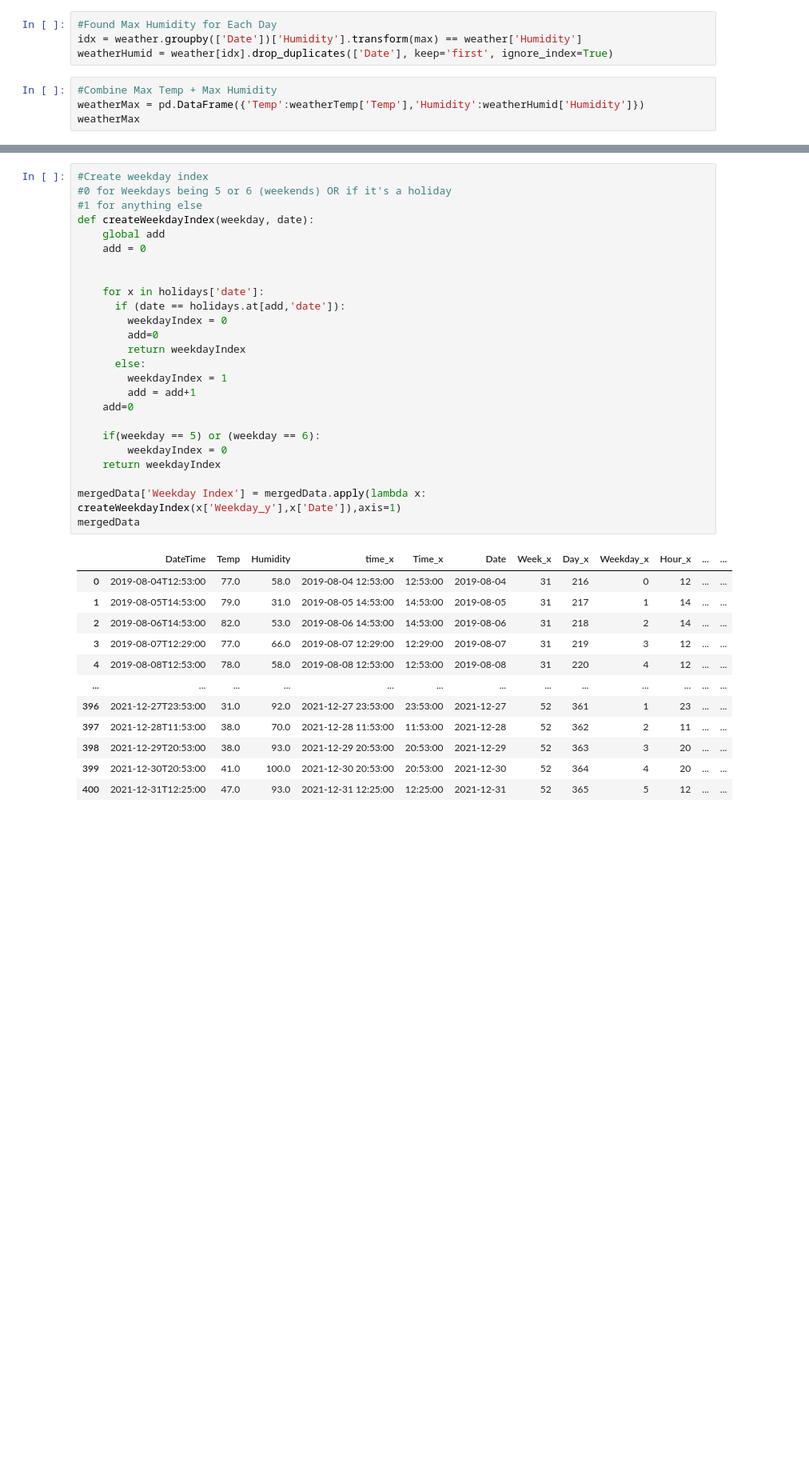
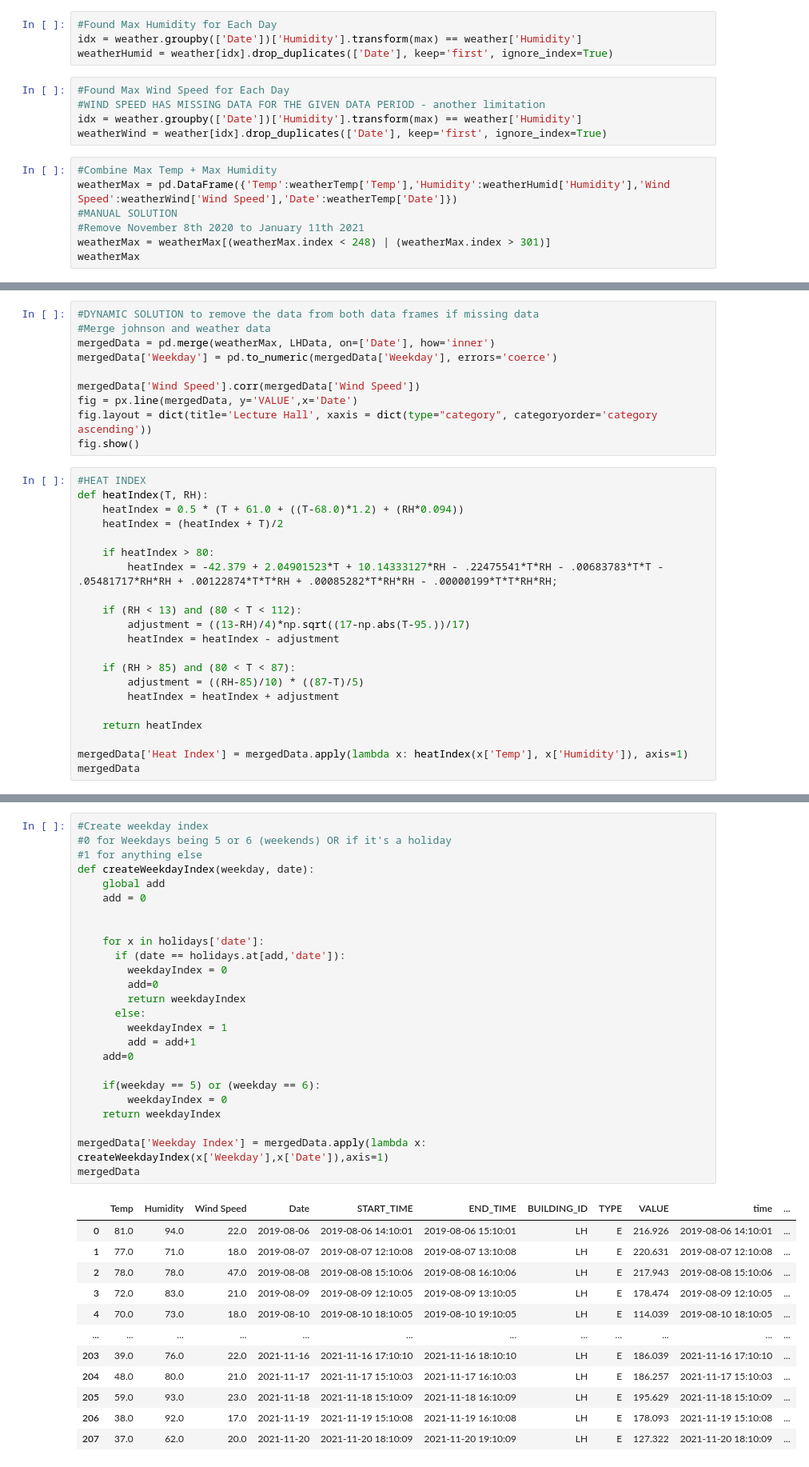
Before and after one commit to AaliyaJakir/energyResearch, a Jupyter notebook: exploring_bing_data.ipynb, the cells around one changed output, grey strips where cells are left out. Shown at 80% size. Drawn from its saved outputs; the diff is of its cells as text; blank space fills up the shorter version.

Commit message:
added heat index

```diff
--- a/exploring_bing_data.ipynb
+++ b/exploring_bing_data.ipynb
@@ -146,8 +123,16 @@ Columns (42,43,50,52,74,76,90) have mixed types.Specify dtype option on import o
 #Found Max Humidity for Each Day
 idx = weather.groupby(['Date'])['Humidity'].transform(max) == weather['Humidity']
 weatherHumid = weather[idx].drop_duplicates(['Date'], keep='first', ignore_index=True)
+# %%
+#Found Max Wind Speed for Each Day
+#WIND SPEED HAS MISSING DATA FOR THE GIVEN DATA PERIOD - another limitation
+idx = weather.groupby(['Date'])['Humidity'].transform(max) == weather['Humidity']
+weatherWind = weather[idx].drop_duplicates(['Date'], keep='first', ignore_index=True)
 # %%
 #Combine Max Temp + Max Humidity
-weatherMax = pd.DataFrame({'Temp':weatherTemp['Temp'],'Humidity':weatherHumid['Humidity']})
+weatherMax = pd.DataFrame({'Temp':weatherTemp['Temp'],'Humidity':weatherHumid['Humidity'],'Wind Speed':weatherWind['Wind Speed'],'Date':weatherTemp['Date']})
+#MANUAL SOLUTION
+#Remove November 8th 2020 to January 11th 2021
+weatherMax = weatherMax[(weatherMax.index < 248) | (weatherMax.index > 301)]
 weatherMax
 # %% [output]
@@ -210,0 +152,31 @@ mergedData
+# %%
+#DYNAMIC SOLUTION to remove the data from both data frames if missing data
+#Merge johnson and weather data
+mergedData = pd.merge(weatherMax, LHData, on=['Date'], how='inner')
+mergedData['Weekday'] = pd.to_numeric(mergedData['Weekday'], errors='coerce')
+
+mergedData['Wind Speed'].corr(mergedData['Wind Speed'])
+fig = px.line(mergedData, y='VALUE',x='Date')
+fig.layout = dict(title='Lecture Hall', xaxis = dict(type="category", categoryorder='category ascending'))
+fig.show()
+# %%
+#HEAT INDEX
+def heatIndex(T, RH):
+    heatIndex = 0.5 * (T + 61.0 + ((T-68.0)*1.2) + (RH*0.094))
+    heatIndex = (heatIndex + T)/2
+
+    if heatIndex > 80:
+        heatIndex = -42.379 + 2.04901523*T + 10.14333127*RH - .22475541*T*RH - .00683783*T*T - .05481717*RH*RH + .00122874*T*T*RH + .00085282*T*RH*RH - .00000199*T*T*RH*RH;
+
+    if (RH < 13) and (80 < T < 112):
+        adjustment = ((13-RH)/4)*np.sqrt((17-np.abs(T-95.))/17)
+        heatIndex = heatIndex - adjustment
+
+    if (RH > 85) and (80 < T < 87):
+        adjustment = ((RH-85)/10) * ((87-T)/5)
+        heatIndex = heatIndex + adjustment
+
+    return heatIndex
+
+mergedData['Heat Index'] = mergedData.apply(lambda x: heatIndex(x['Temp'], x['Humidity']), axis=1)
+mergedData
@@ -257,38 +243,38 @@ mergedData
 # %%
 #Create weekday index
 #0 for Weekdays being 5 or 6 (weekends) OR if it's a holiday
 #1 for anything else
 def createWeekdayIndex(weekday, date):
     global add
     add = 0
 
 
     for x in holidays['date']:
       if (date == holidays.at[add,'date']):
         weekdayIndex = 0
         add=0
         return weekdayIndex
       else:
         weekdayIndex = 1
         add = add+1
     add=0
 
     if(weekday == 5) or (weekday == 6):
         weekdayIndex = 0
     return weekdayIndex
 
-mergedData['Weekday Index'] = mergedData.apply(lambda x: createWeekdayIndex(x['Weekday_y'],x['Date']),axis=1)
+mergedData['Weekday Index'] = mergedData.apply(lambda x: createWeekdayIndex(x['Weekday'],x['Date']),axis=1)
 mergedData
 # %% [output]
-|  | DateTime | Temp | Humidity | time_x | Time_x | Date | Week_x | Day_x | Weekday_x | Hour_x | ... | ... |
-| 0 | 2019-08-04T12:53:00 | 77.0 | 58.0 | 2019-08-04 12:53:00 | 12:53:00 | 2019-08-04 | 31 | 216 | 0 | 12 | ... | ... |
-| 1 | 2019-08-05T14:53:00 | 79.0 | 31.0 | 2019-08-05 14:53:00 | 14:53:00 | 2019-08-05 | 31 | 217 | 1 | 14 | ... | ... |
-| 2 | 2019-08-06T14:53:00 | 82.0 | 53.0 | 2019-08-06 14:53:00 | 14:53:00 | 2019-08-06 | 31 | 218 | 2 | 14 | ... | ... |
-| 3 | 2019-08-07T12:29:00 | 77.0 | 66.0 | 2019-08-07 12:29:00 | 12:29:00 | 2019-08-07 | 31 | 219 | 3 | 12 | ... | ... |
-| 4 | 2019-08-08T12:53:00 | 78.0 | 58.0 | 2019-08-08 12:53:00 | 12:53:00 | 2019-08-08 | 31 | 220 | 4 | 12 | ... | ... |
-| ... | ... | ... | ... | ... | ... | ... | ... | ... | ... | ... | ... | ... |
-| 396 | 2021-12-27T23:53:00 | 31.0 | 92.0 | 2021-12-27 23:53:00 | 23:53:00 | 2021-12-27 | 52 | 361 | 1 | 23 | ... | ... |
-| 397 | 2021-12-28T11:53:00 | 38.0 | 70.0 | 2021-12-28 11:53:00 | 11:53:00 | 2021-12-28 | 52 | 362 | 2 | 11 | ... | ... |
-| 398 | 2021-12-29T20:53:00 | 38.0 | 93.0 | 2021-12-29 20:53:00 | 20:53:00 | 2021-12-29 | 52 | 363 | 3 | 20 | ... | ... |
-| 399 | 2021-12-30T20:53:00 | 41.0 | 100.0 | 2021-12-30 20:53:00 | 20:53:00 | 2021-12-30 | 52 | 364 | 4 | 20 | ... | ... |
-| 400 | 2021-12-31T12:25:00 | 47.0 | 93.0 | 2021-12-31 12:25:00 | 12:25:00 | 2021-12-31 | 52 | 365 | 5 | 12 | ... | ... |
+|  | Temp | Humidity | Wind Speed | Date | START_TIME | END_TIME | BUILDING_ID | TYPE | VALUE | time | ... |
+| 0 | 81.0 | 94.0 | 22.0 | 2019-08-06 | 2019-08-06 14:10:01 | 2019-08-06 15:10:01 | LH | E | 216.926 | 2019-08-06 14:10:01 | ... |
+| 1 | 77.0 | 71.0 | 18.0 | 2019-08-07 | 2019-08-07 12:10:08 | 2019-08-07 13:10:08 | LH | E | 220.631 | 2019-08-07 12:10:08 | ... |
+| 2 | 78.0 | 78.0 | 47.0 | 2019-08-08 | 2019-08-08 15:10:06 | 2019-08-08 16:10:06 | LH | E | 217.943 | 2019-08-08 15:10:06 | ... |
+| 3 | 72.0 | 83.0 | 21.0 | 2019-08-09 | 2019-08-09 12:10:05 | 2019-08-09 13:10:05 | LH | E | 178.474 | 2019-08-09 12:10:05 | ... |
+| 4 | 70.0 | 73.0 | 18.0 | 2019-08-10 | 2019-08-10 18:10:05 | 2019-08-10 19:10:05 | LH | E | 114.039 | 2019-08-10 18:10:05 | ... |
+| ... | ... | ... | ... | ... | ... | ... | ... | ... | ... | ... | ... |
+| 203 | 39.0 | 76.0 | 22.0 | 2021-11-16 | 2021-11-16 17:10:10 | 2021-11-16 18:10:10 | LH | E | 186.039 | 2021-11-16 17:10:10 | ... |
+| 204 | 48.0 | 80.0 | 21.0 | 2021-11-17 | 2021-11-17 15:10:03 | 2021-11-17 16:10:03 | LH | E | 186.257 | 2021-11-17 15:10:03 | ... |
+| 205 | 59.0 | 93.0 | 23.0 | 2021-11-18 | 2021-11-18 15:10:09 | 2021-11-18 16:10:09 | LH | E | 195.629 | 2021-11-18 15:10:09 | ... |
+| 206 | 38.0 | 92.0 | 17.0 | 2021-11-19 | 2021-11-19 15:10:08 | 2021-11-19 16:10:08 | LH | E | 178.093 | 2021-11-19 15:10:08 | ... |
+| 207 | 37.0 | 62.0 | 20.0 | 2021-11-20 | 2021-11-20 18:10:09 | 2021-11-20 19:10:09 | LH | E | 127.322 | 2021-11-20 18:10:09 | ... |
```
Also changed, not shown: parts of 23 cells of this notebook.
